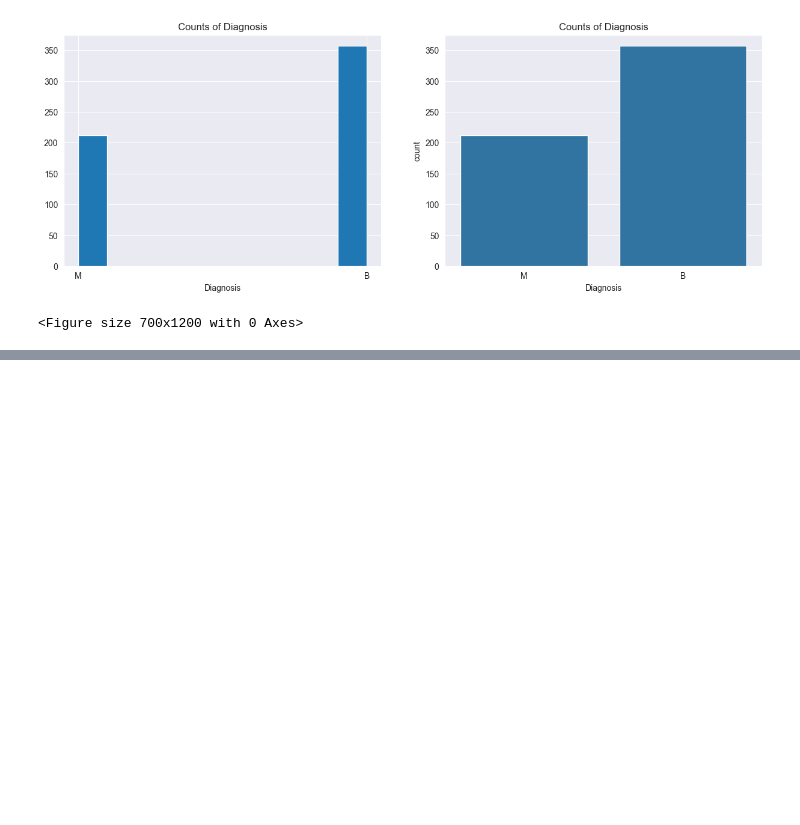
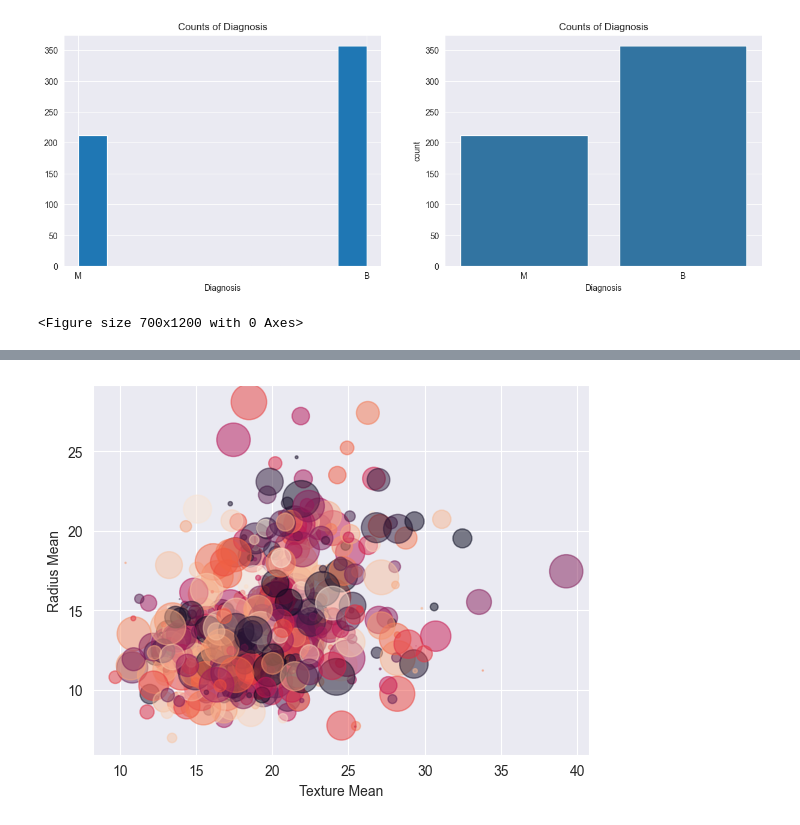
Before and after one commit to adilrasheed139/Breast-Cancer-Prediction, a Jupyter notebook: Predication model.ipynb, the cells around one changed output, grey strips where cells are left out. Cells and saved outputs as stored; diff of their text form; code cells hidden in the pictures; blank space fills up the shorter version.

```diff
--- a/Predication model.ipynb
+++ b/Predication model.ipynb
@@ -239,0 +246,10 @@ plt.show()
+# %%
+size = len(data['texture_mean'])
+area = np.pi*(15 * np.random.rand(size))**2
+colors = np.random.rand(size)
+plt.xlabel('Texture Mean')
+plt.ylabel('Radius Mean')
+
+plt.scatter(data['texture_mean'], data['radius_mean'], s = area, c=colors, alpha=0.5);
+# %% [output]
+[figure, added]
```
Also changed, not shown: parts of 13 cells of this notebook.
